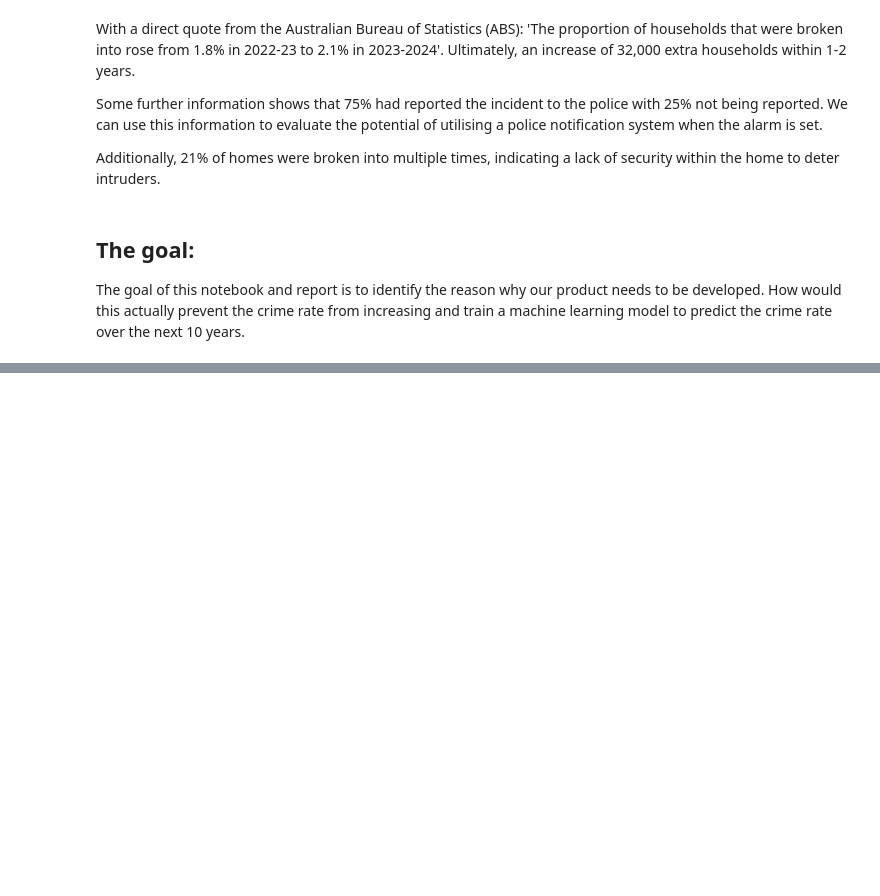
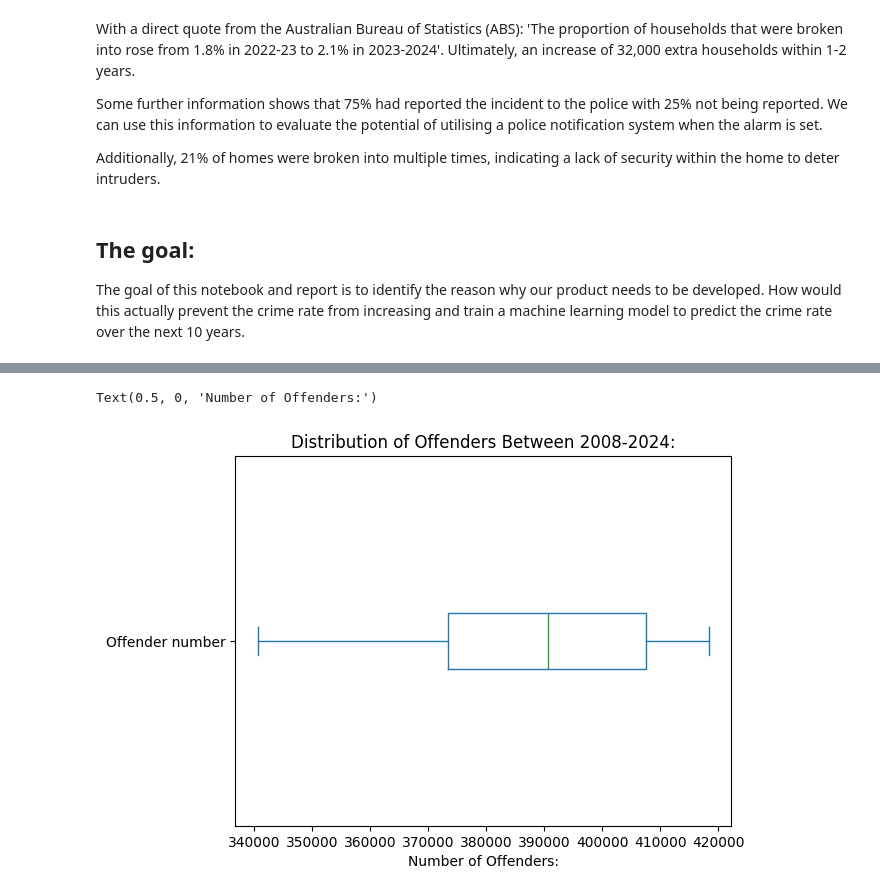
Before and after one commit to leeglb/HomeSurveillance-Project, a Jupyter notebook: crimeratemodel.ipynb, the cells around one changed output, grey strips where cells are left out. Drawn from its saved outputs; the diff is of its cells as text; code cells hidden in the pictures; blank space fills up the shorter version.

```diff
--- a/crimeratemodel.ipynb
+++ b/crimeratemodel.ipynb
@@ -22,0 +104,6 @@ The goal of this notebook and report is to identify the reason why our product n
+# %%
+offenders_data.plot.box(vert=False, title="Distribution of Offenders Between 2008-2024:")
+plt.xlabel("Number of Offenders:")
+# %% [output]
+Text(0.5, 0, 'Number of Offenders:')
+[figure, added]
```
Also changed, not shown: parts of 18 cells of this notebook, 3 other files.
